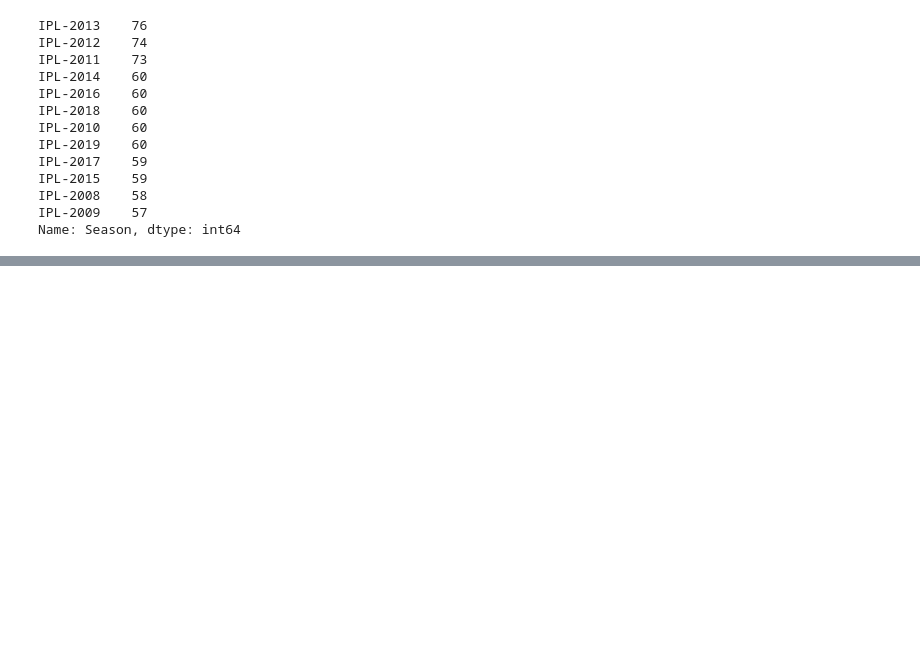
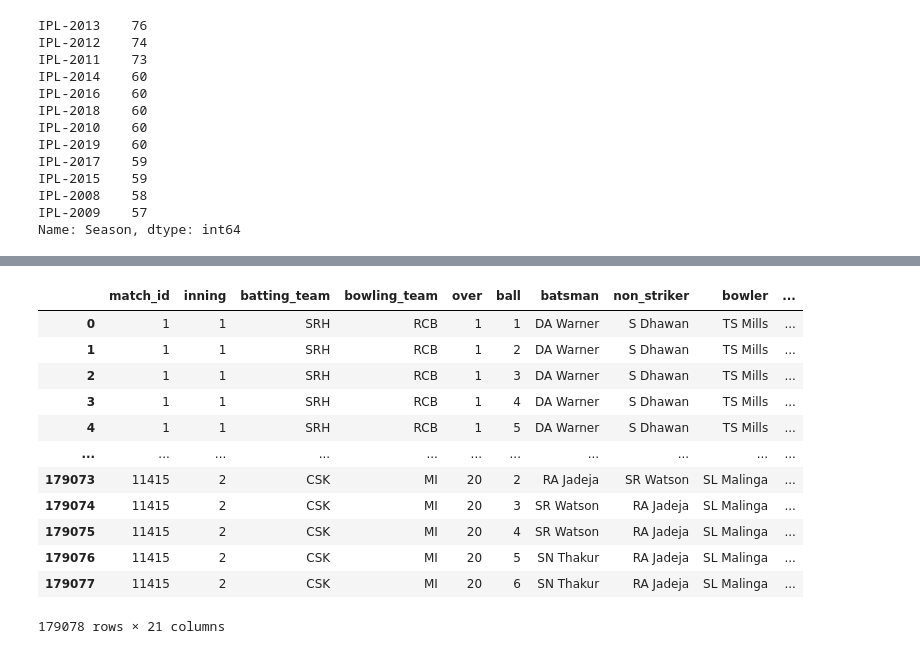
Before and after one commit to Rahulgarg95/Ipl_data_Analysis, a Jupyter notebook: EDA_IPLStats.ipynb, the cells around one changed output, grey strips where cells are left out. Cells and saved outputs as stored; diff of their text form; code cells hidden in the pictures; blank space fills up the shorter version.

```diff
--- a/EDA_IPLStats.ipynb
+++ b/EDA_IPLStats.ipynb
@@ -253,0 +305,23 @@ df_deliveries=df_deliveries.replace(['Mumbai Indians','Kolkata Knight Riders','R
+# %%
+#Correcting the errors with runs as two exhaustive events coincide
+df_deliveries.loc[(df_deliveries.wide_runs > 0) & (df_deliveries.batsman_runs > 0),"batsman_runs"] = 0
+df_deliveries.loc[(df_deliveries.bye_runs > 0) & (df_deliveries.batsman_runs > 0),"batsman_runs"] = 0
+df_deliveries.loc[(df_deliveries.legbye_runs > 0) & (df_deliveries.batsman_runs > 0),"batsman_runs"] = 0
+df_deliveries["extra_runs"] = df_deliveries["wide_runs"]+df_deliveries["bye_runs"]+df_deliveries["legbye_runs"]+df_deliveries["noball_runs"]+df_deliveries["penalty_runs"]
+df_deliveries["total_runs"]=df_deliveries["extra_runs"]+df_deliveries["batsman_runs"]
+# %%
+df_deliveries
+# %% [output]
+|  | match_id | inning | batting_team | bowling_team | over | ball | batsman | non_striker | bowler | ... |
+| 0 | 1 | 1 | SRH | RCB | 1 | 1 | DA Warner | S Dhawan | TS Mills | ... |
+| 1 | 1 | 1 | SRH | RCB | 1 | 2 | DA Warner | S Dhawan | TS Mills | ... |
+| 2 | 1 | 1 | SRH | RCB | 1 | 3 | DA Warner | S Dhawan | TS Mills | ... |
+| 3 | 1 | 1 | SRH | RCB | 1 | 4 | DA Warner | S Dhawan | TS Mills | ... |
+| 4 | 1 | 1 | SRH | RCB | 1 | 5 | DA Warner | S Dhawan | TS Mills | ... |
+| ... | ... | ... | ... | ... | ... | ... | ... | ... | ... | ... |
+| 179073 | 11415 | 2 | CSK | MI | 20 | 2 | RA Jadeja | SR Watson | SL Malinga | ... |
+| 179074 | 11415 | 2 | CSK | MI | 20 | 3 | SR Watson | RA Jadeja | SL Malinga | ... |
+| 179075 | 11415 | 2 | CSK | MI | 20 | 4 | SR Watson | RA Jadeja | SL Malinga | ... |
+| 179076 | 11415 | 2 | CSK | MI | 20 | 5 | SN Thakur | RA Jadeja | SL Malinga | ... |
+| 179077 | 11415 | 2 | CSK | MI | 20 | 6 | SN Thakur | RA Jadeja | SL Malinga | ... |
+179078 rows × 21 columns
```
Also changed, not shown: parts of 5 cells of this notebook.
